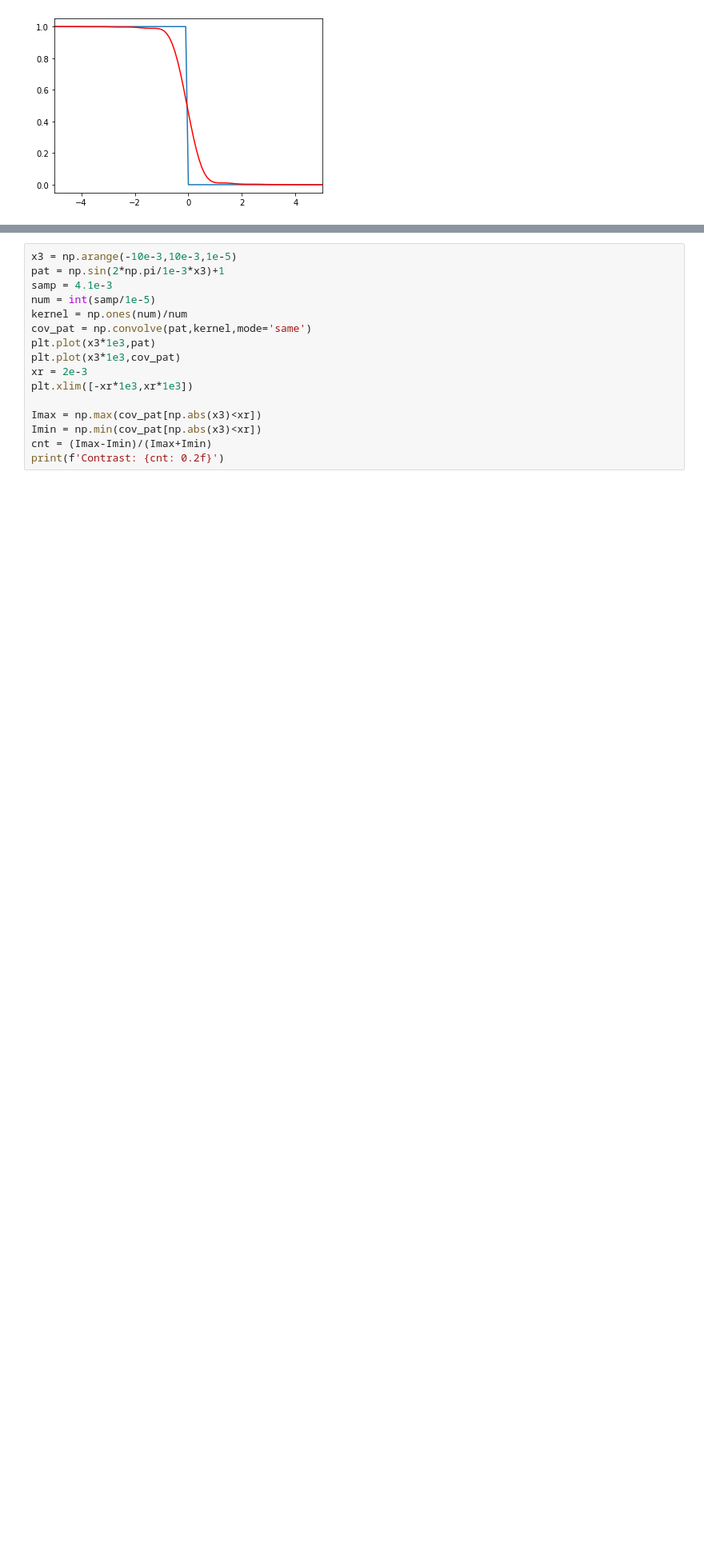
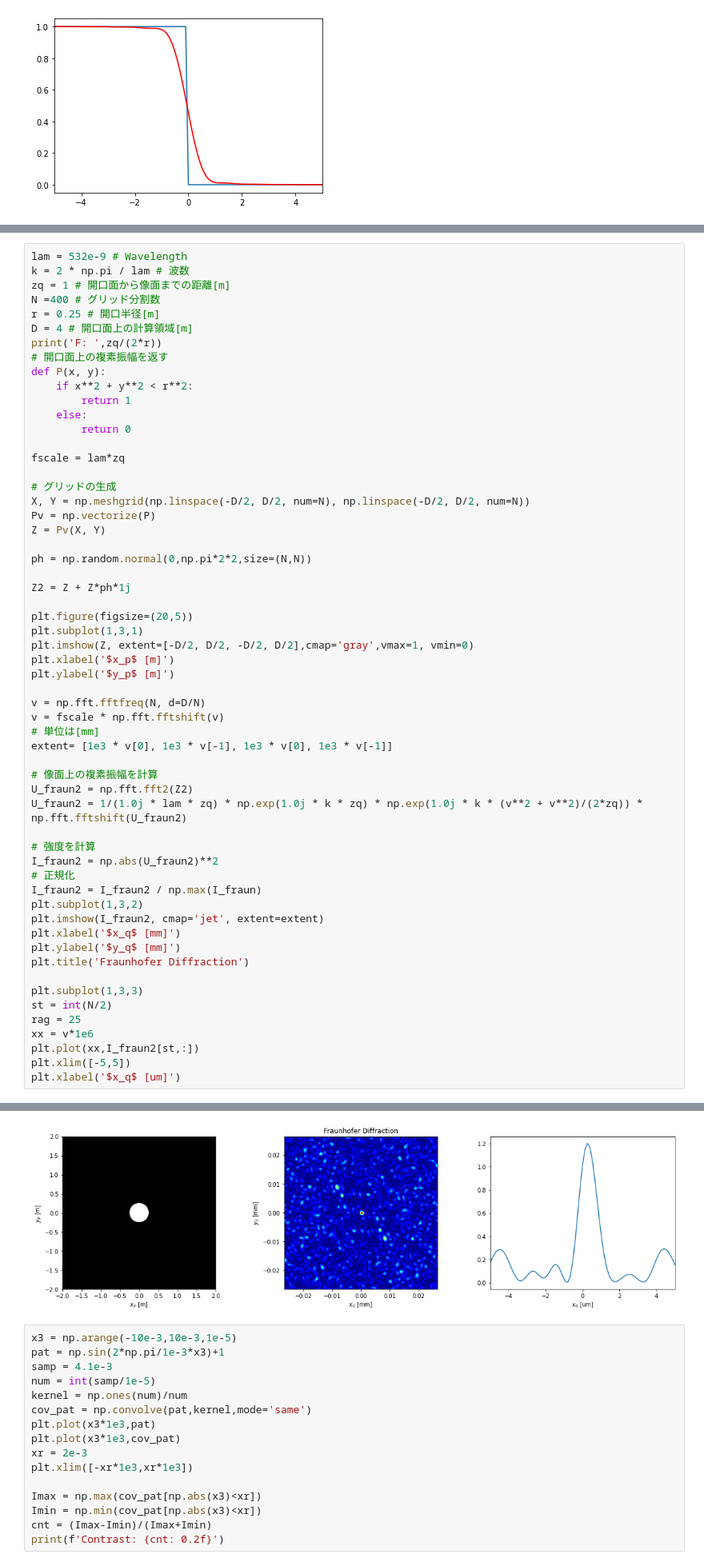
Before and after one commit to AkiraTerao/AT, a Jupyter notebook: diffraction.ipynb, the cells around one changed output, grey strips where cells are left out. Shown at 80% size. Saved outputs shown, nothing was run; the diff lists cells and outputs as text; blank space fills up the shorter version.

```diff
--- a/diffraction.ipynb
+++ b/diffraction.ipynb
@@ -51,0 +110,59 @@ plt.xlim([-5,5])
+# %%
+lam = 532e-9 # Wavelength
+k = 2 * np.pi / lam # 波数
+zq = 1 # 開口面から像面までの距離[m]
+N =400 # グリッド分割数
+r = 0.25 # 開口半径[m]
+D = 4 # 開口面上の計算領域[m]
+print('F: ',zq/(2*r))
+# 開口面上の複素振幅を返す
+def P(x, y):
+    if x**2 + y**2 < r**2:
+        return 1
+    else:
+        return 0
+
+fscale = lam*zq
+
+# グリッドの生成
+X, Y = np.meshgrid(np.linspace(-D/2, D/2, num=N), np.linspace(-D/2, D/2, num=N))
+Pv = np.vectorize(P)
+Z = Pv(X, Y)
+
+ph = np.random.normal(0,np.pi*2*2,size=(N,N))
+
+Z2 = Z + Z*ph*1j
+
+plt.figure(figsize=(20,5))
+plt.subplot(1,3,1)
+plt.imshow(Z, extent=[-D/2, D/2, -D/2, D/2],cmap='gray',vmax=1, vmin=0)
+plt.xlabel('$x_p$ [m]')
+plt.ylabel('$y_p$ [m]')
+
+v = np.fft.fftfreq(N, d=D/N)
+v = fscale * np.fft.fftshift(v)
+# 単位は[mm]
+extent= [1e3 * v[0], 1e3 * v[-1], 1e3 * v[0], 1e3 * v[-1]]
+
+# 像面上の複素振幅を計算
+U_fraun2 = np.fft.fft2(Z2)
+U_fraun2 = 1/(1.0j * lam * zq) * np.exp(1.0j * k * zq) * np.exp(1.0j * k * (v**2 + v**2)/(2*zq)) * np.fft.fftshift(U_fraun2)
+
+# 強度を計算
+I_fraun2 = np.abs(U_fraun2)**2
+# 正規化
+I_fraun2 = I_fraun2 / np.max(I_fraun)
+plt.subplot(1,3,2)
+plt.imshow(I_fraun2, cmap='jet', extent=extent)
+plt.xlabel('$x_q$ [mm]')
+plt.ylabel('$y_q$ [mm]')
+plt.title('Fraunhofer Diffraction')
+
+plt.subplot(1,3,3)
+st = int(N/2)
+rag = 25
+xx = v*1e6
+plt.plot(xx,I_fraun2[st,:])
+plt.xlim([-5,5])
+plt.xlabel('$x_q$ [um]')
+# %% [output]
@@ -52,3 +171,4 @@ plt.xlim([-5,5])
+[figure, added]
 # %%
 x3 = np.arange(-10e-3,10e-3,1e-5)
 pat = np.sin(2*np.pi/1e-3*x3)+1
```
Also changed, not shown: parts of 7 cells of this notebook.
